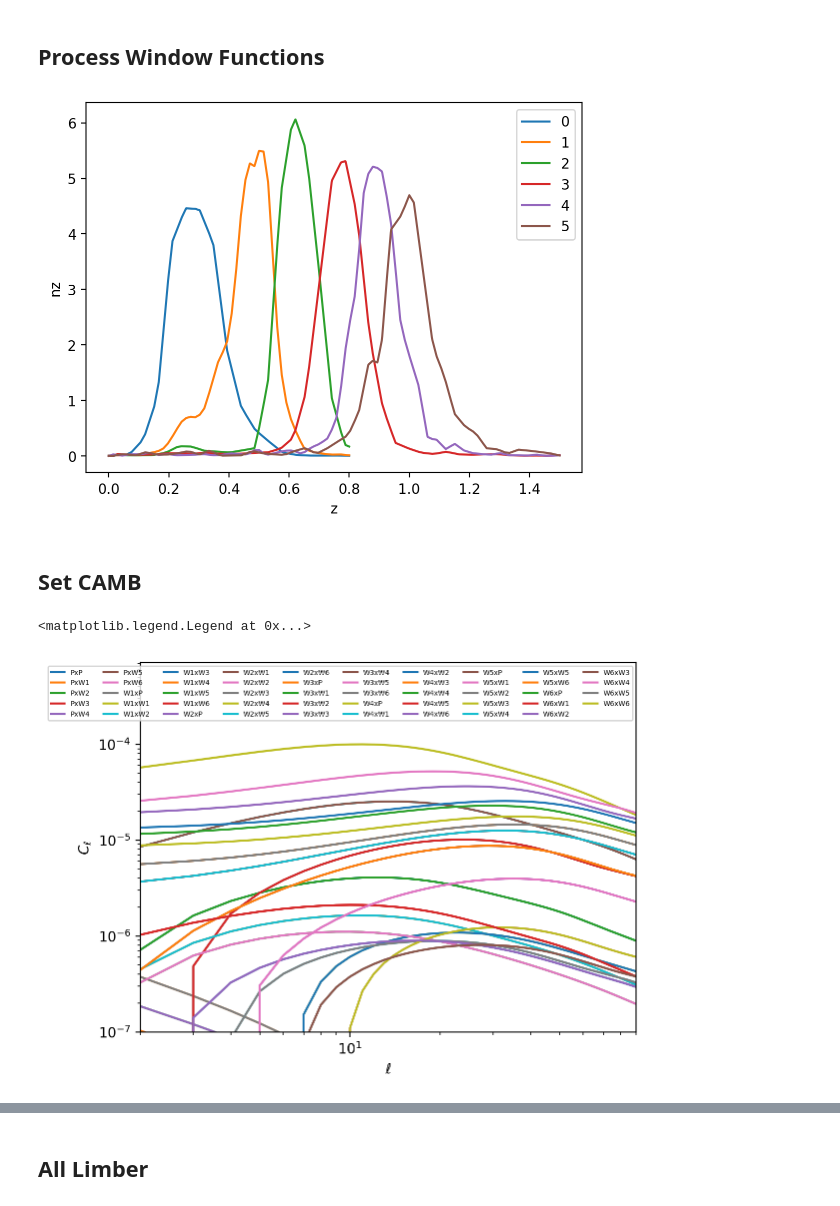
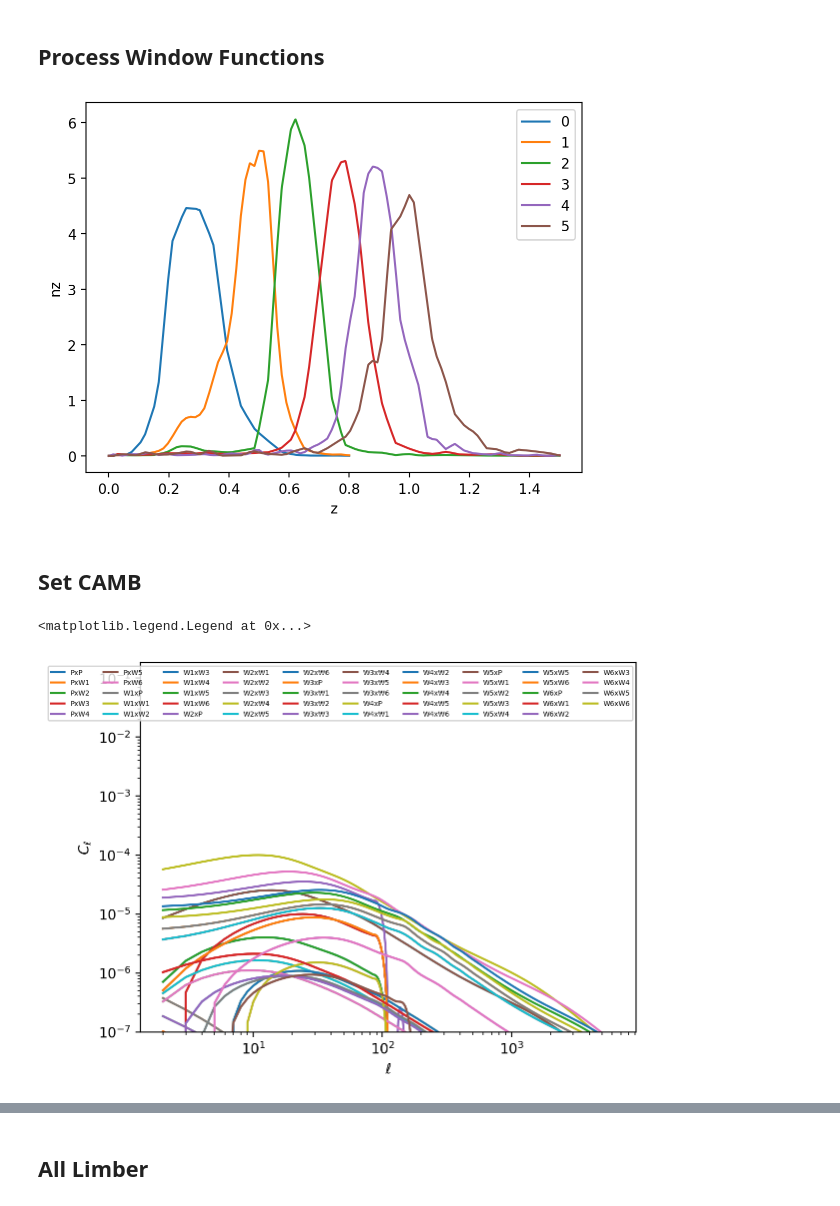
Before and after one commit to Saladino93/angularcls, a Jupyter notebook: examples/desY3/spectrafordesY3.ipynb, the cells around one changed output, grey strips where cells are left out. Drawn from its saved outputs; the diff is of its cells as text; code cells hidden in the pictures.

```diff
--- a/examples/desY3/spectrafordesY3.ipynb
+++ b/examples/desY3/spectrafordesY3.ipynb
@@ -49,7 +49,7 @@ biases = info[2, :-1]
 # %%
 zmin = 1e-8
 numzbins = 1000
-kbar = 3
+kbar = 2
 #basically to get more stable solutions with camb you want to pay attention to the input nz so that it is well sampled in the range of interest.
 #CAMB does this dynamically but I am not sure how and this way does not break things when I get spectra.
 
@@ -62,7 +62,7 @@ plt.xlabel("z")
 plt.ylabel("nz")
 plt.show()
 # %% [output]
-[figure, old version]
+[figure, new version]
 # %% [markdown]
 ## Set CAMB
 # %%
@@ -80,7 +80,7 @@ pars.set_cosmology(H0 = H0, ombh2 = Omegab*h**2, omch2 = Omegac*h**2)
 As, ns = cosmology["As"], cosmology["ns"]
 pars.InitPower.set_params(As = As, ns = ns)
 
-pars.set_for_lmax(lmax, lens_potential_accuracy = 4)
+pars.set_for_lmax(lmax, lens_potential_accuracy = 3)
 
 pars.Want_CMB = True
 
@@ -97,6 +97,7 @@ pars.SourceTerms.counts_velocity = False
 pars.SourceTerms.counts_radial = False
 pars.SourceTerms.counts_timedelay = False
 pars.SourceTerms.counts_ISW = False
+pars.SourceTerms.limber_windows = True
 """
 pars.SourceTerms.limber_windows = False
 pars.SourceTerms.limber_phi_lmin = 1
@@ -109,11 +110,11 @@ pars.NonLinearModel.set_params
 # %%
 for spectrum, cl in cls.items():
     p = plt.loglog(ls, cl[2:lmax+1], label = spectrum)
-plt.xlim(2, 90)
+#plt.xlim(2, 90)
 plt.ylim(1e-7)
 plt.xlabel(r'$\ell$')
 plt.ylabel(r'$C_\ell$')
 plt.legend(ncol = 10, fontsize = 5)
 # %% [output]
 <matplotlib.legend.Legend at 0x...>
-[figure, old version]
+[figure, new version]
```
Also changed, not shown: parts of 5 cells of this notebook, 2 other files.
